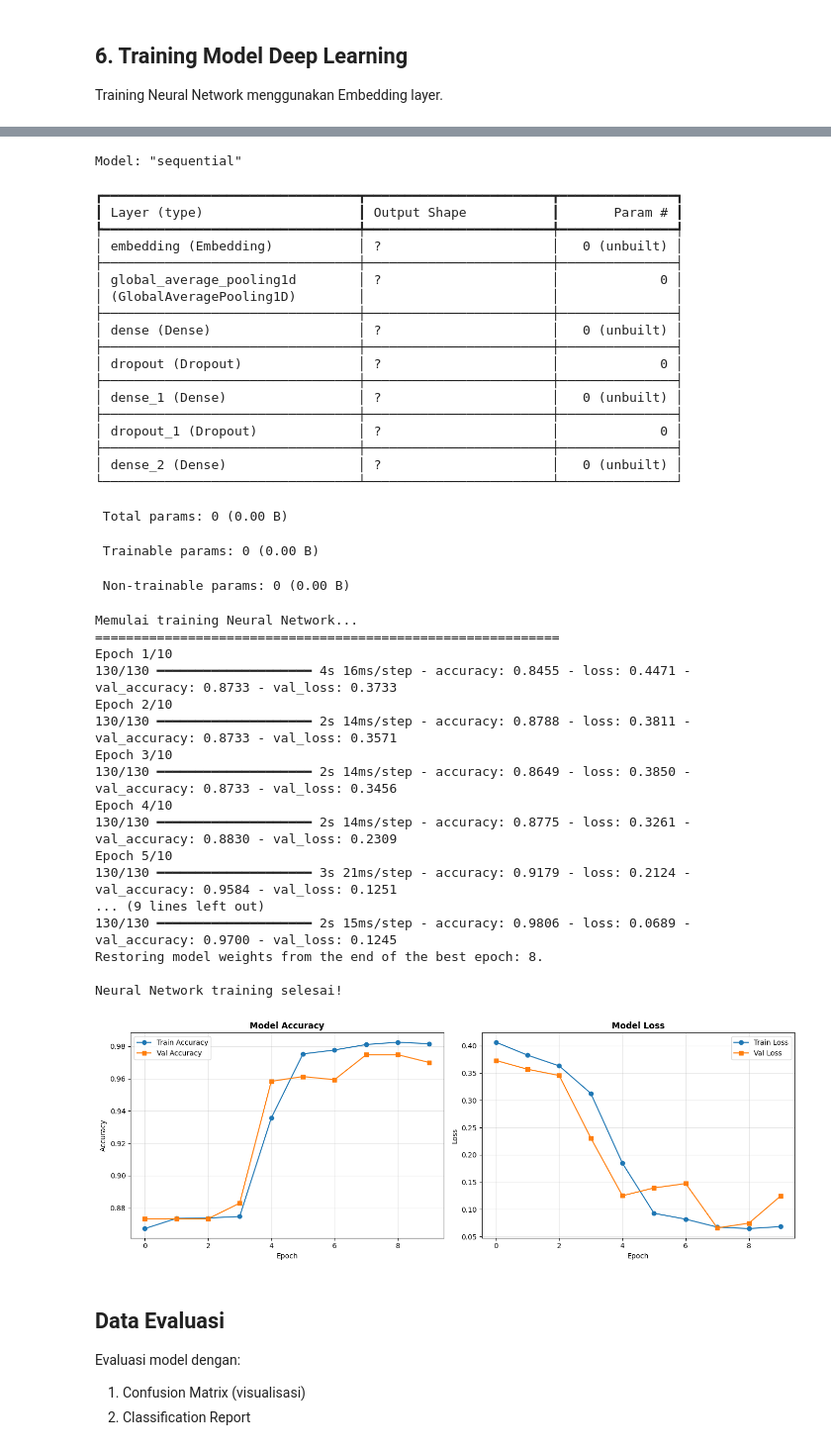
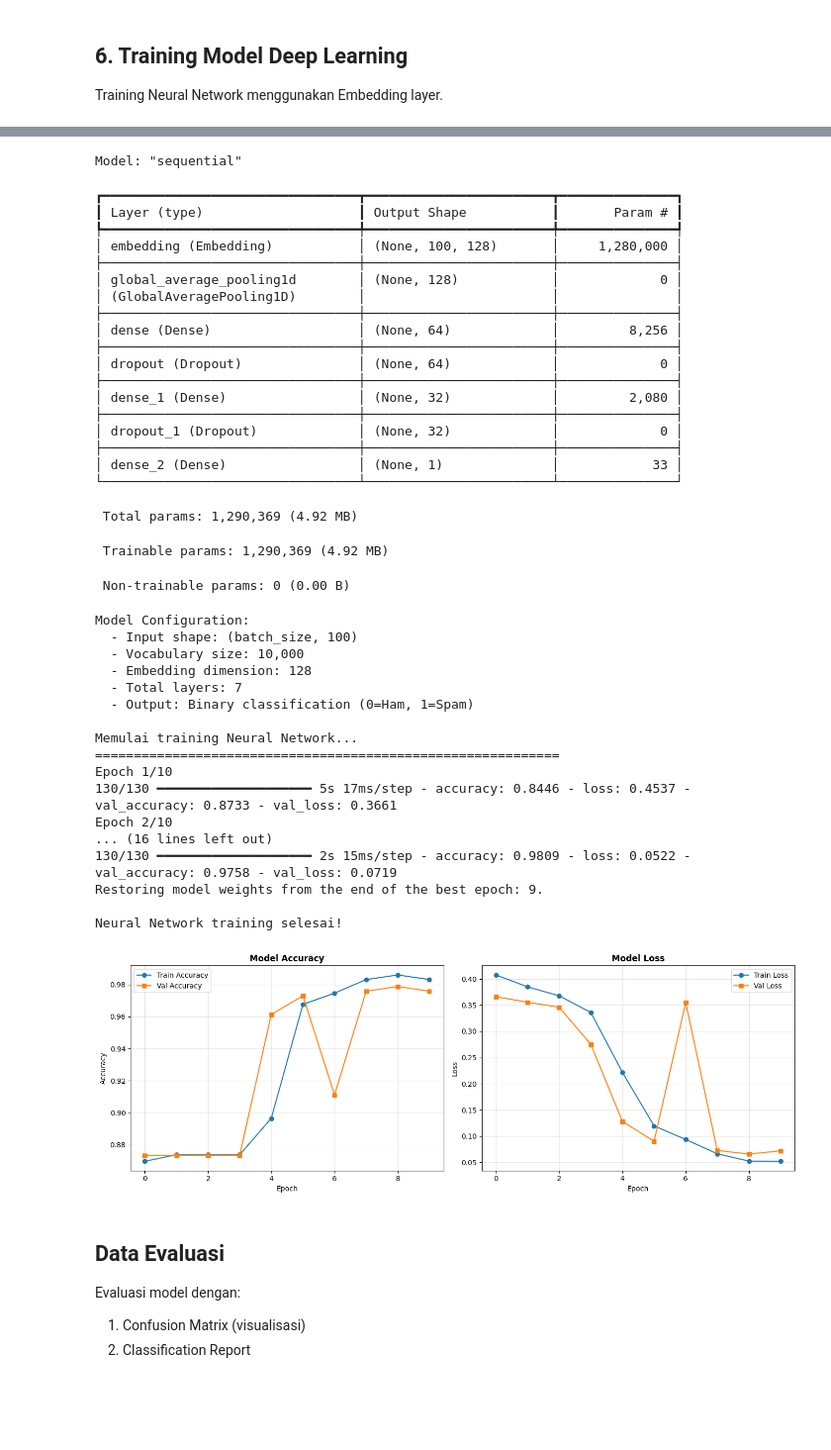
Before and after one commit to famss-star/UTS-Pemrosesan-Teks-dan-Suara-Bahasa-Alami, a Jupyter notebook: 10222008_Rifa_Maulana_Ibrahim_SD.ipynb, the cells around one changed output, grey strips where cells are left out. Shown at 99% size. Cells and saved outputs as stored; diff of their text form; code cells hidden in the pictures; blank space fills up the shorter version.

```diff
--- a/10222008_Rifa_Maulana_Ibrahim_SD.ipynb
+++ b/10222008_Rifa_Maulana_Ibrahim_SD.ipynb
@@ -583,9 +583,19 @@ model.compile(
     metrics=['accuracy']
 )
 
+# BUILD model dengan input shape yang benar - PENTING untuk Keras 3.x!
+model.build(input_shape=(None, MAX_LEN))
+
 print('\nARSITEKTUR NEURAL NETWORK:')
 print('='*60)
 model.summary()
+
+print(f'\nModel Configuration:')
+print(f'  - Input shape: (batch_size, {MAX_LEN})')
+print(f'  - Vocabulary size: {MAX_WORDS:,}')
+print(f'  - Embedding dimension: 128')
+print(f'  - Total layers: {len(model.layers)}')
+print(f'  - Output: Binary classification (0=Ham, 1=Spam)')
 
 # Training dengan early stopping
 print('\nMemulai training Neural Network...')
@@ -631,54 +641,54 @@ plt.legend()
 plt.grid(alpha=0.3)
 
 plt.tight_layout()
 plt.show()
 # %% [output]
 ============================================================
 TRAINING DEEP LEARNING MODEL (Neural Network)
 ============================================================
 
 ARSITEKTUR NEURAL NETWORK:
 ============================================================
 Model: "sequential"
 ┏━━━━━━━━━━━━━━━━━━━━━━━━━━━━━━━━━┳━━━━━━━━━━━━━━━━━━━━━━━━┳━━━━━━━━━━━━━━━┓
 ┃ Layer (type)                    ┃ Output Shape           ┃       Param # ┃
 ┡━━━━━━━━━━━━━━━━━━━━━━━━━━━━━━━━━╇━━━━━━━━━━━━━━━━━━━━━━━━╇━━━━━━━━━━━━━━━┩
-│ embedding (Embedding)           │ ?                      │   0 (unbuilt) │
+│ embedding (Embedding)           │ (None, 100, 128)       │     1,280,000 │
 ├─────────────────────────────────┼────────────────────────┼───────────────┤
-│ global_average_pooling1d        │ ?                      │             0 │
+│ global_average_pooling1d        │ (None, 128)            │             0 │
 │ (GlobalAveragePooling1D)        │                        │               │
 ├─────────────────────────────────┼────────────────────────┼───────────────┤
-│ dense (Dense)                   │ ?                      │   0 (unbuilt) │
+│ dense (Dense)                   │ (None, 64)             │         8,256 │
 ├─────────────────────────────────┼────────────────────────┼───────────────┤
-│ dropout (Dropout)               │ ?                      │             0 │
+│ dropout (Dropout)               │ (None, 64)             │             0 │
 ├─────────────────────────────────┼────────────────────────┼───────────────┤
-│ dense_1 (Dense)                 │ ?                      │   0 (unbuilt) │
+│ dense_1 (Dense)                 │ (None, 32)             │         2,080 │
 ├─────────────────────────────────┼────────────────────────┼───────────────┤
-│ dropout_1 (Dropout)             │ ?                      │             0 │
+│ dropout_1 (Dropout)             │ (None, 32)             │             0 │
 ├─────────────────────────────────┼────────────────────────┼───────────────┤
-│ dense_2 (Dense)                 │ ?                      │   0 (unbuilt) │
+│ dense_2 (Dense)                 │ (None, 1)              │            33 │
 └─────────────────────────────────┴────────────────────────┴───────────────┘
- Total params: 0 (0.00 B)
+ Total params: 1,290,369 (4.92 MB)
- Trainable params: 0 (0.00 B)
+ Trainable params: 1,290,369 (4.92 MB)
  Non-trainable params: 0 (0.00 B)
+Model Configuration:
+  - Input shape: (batch_size, 100)
+  - Vocabulary size: 10,000
+  - Embedding dimension: 128
+  - Total layers: 7
+  - Output: Binary classification (0=Ham, 1=Spam)
+
 Memulai training Neural Network...
 ============================================================
 Epoch 1/10
-130/130 ━━━━━━━━━━━━━━━━━━━━ 4s 16ms/step - accuracy: 0.8455 - loss: 0.4471 - val_accuracy: 0.8733 - val_loss: 0.3733
+130/130 ━━━━━━━━━━━━━━━━━━━━ 5s 17ms/step - accuracy: 0.8446 - loss: 0.4537 - val_accuracy: 0.8733 - val_loss: 0.3661
 Epoch 2/10
-130/130 ━━━━━━━━━━━━━━━━━━━━ 2s 14ms/step - accuracy: 0.8788 - loss: 0.3811 - val_accuracy: 0.8733 - val_loss: 0.3571
-Epoch 3/10
-130/130 ━━━━━━━━━━━━━━━━━━━━ 2s 14ms/step - accuracy: 0.8649 - loss: 0.3850 - val_accuracy: 0.8733 - val_loss: 0.3456
-Epoch 4/10
-130/130 ━━━━━━━━━━━━━━━━━━━━ 2s 14ms/step - accuracy: 0.8775 - loss: 0.3261 - val_accuracy: 0.8830 - val_loss: 0.2309
-Epoch 5/10
-130/130 ━━━━━━━━━━━━━━━━━━━━ 3s 21ms/step - accuracy: 0.9179 - loss: 0.2124 - val_accuracy: 0.9584 - val_loss: 0.1251
-... (9 lines left out)
-130/130 ━━━━━━━━━━━━━━━━━━━━ 2s 15ms/step - accuracy: 0.9806 - loss: 0.0689 - val_accuracy: 0.9700 - val_loss: 0.1245
-Restoring model weights from the end of the best epoch: 8.
+... (16 lines left out)
+130/130 ━━━━━━━━━━━━━━━━━━━━ 2s 15ms/step - accuracy: 0.9809 - loss: 0.0522 - val_accuracy: 0.9758 - val_loss: 0.0719
+Restoring model weights from the end of the best epoch: 9.
 
 Neural Network training selesai!
-[figure, old version]
+[figure, new version]
 # %% [markdown]
 ## Data Evaluasi
 Evaluasi model dengan:
```
Also changed, not shown: parts of 3 cells of this notebook.
